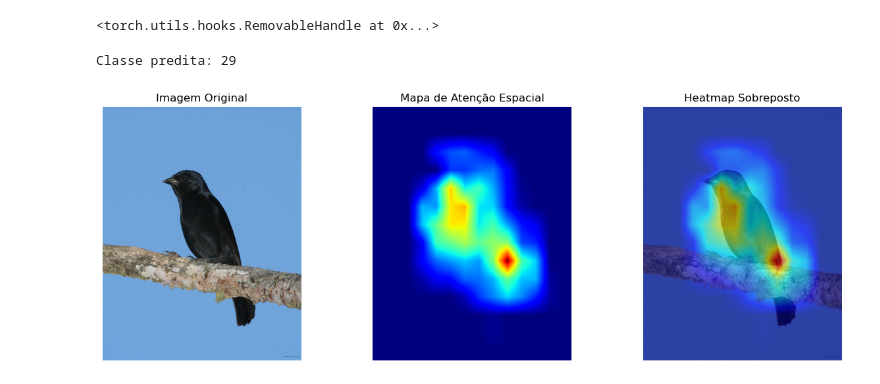
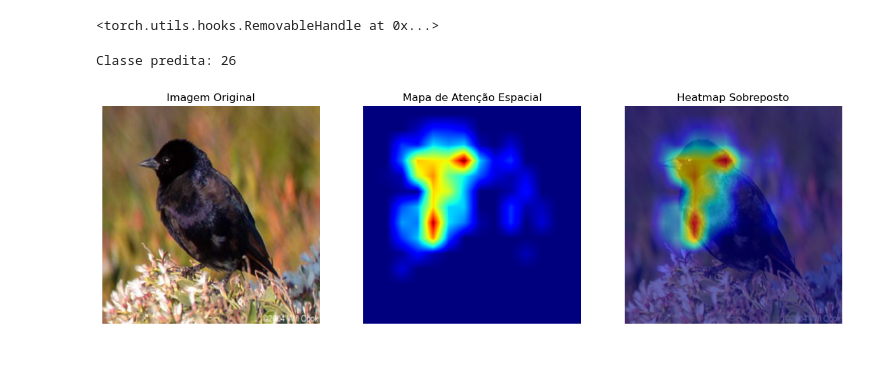
Before and after one commit to AraujoStreicher/explainability-benchmark, a Jupyter notebook: src/cub-200-2011/cub-cbam-spatial-attention.ipynb, the cells around one changed output. Drawn from its saved outputs; the diff is of its cells as text; code cells hidden in the pictures.

```diff
--- a/src/cub-200-2011/cub-cbam-spatial-attention.ipynb
+++ b/src/cub-200-2011/cub-cbam-spatial-attention.ipynb
@@ -182,7 +182,8 @@ ResNet50_CBAM(
   )
 )
 # %%
-img_path = "../data/CUB-200-2011/images/test/027.Shiny_Cowbird/Shiny_Cowbird_0015_796858.jpg"
+#img_path = "../../data/CUB-200-2011/images/test/027.Shiny_Cowbird/Shiny_Cowbird_0015_796858.jpg"
+img_path = "../../data/CUB-200-2011/images/test/027.Shiny_Cowbird/Shiny_Cowbird_0035_796837.jpg"
 
 transform = transforms.Compose([
     transforms.Resize((448, 448)),
@@ -214,38 +215,38 @@ with torch.no_grad():
 
 print(f"Classe predita: {pred_class}")
 # %% [output]
-Classe predita: 29
+Classe predita: 26
 # %%
 
 attn_map = activation['spatial_attn'][0, 0].cpu().numpy()
 attn_map = (attn_map - attn_map.min()) / (attn_map.max() - attn_map.min())
 
-
-attn_map_resized = cv2.resize(attn_map, (image.width, image.height))
+attn_map_resized = cv2.resize(attn_map, (448, 448))
 
 heatmap = cv2.applyColorMap(np.uint8(255 * attn_map_resized), cv2.COLORMAP_JET)
 heatmap = cv2.cvtColor(heatmap, cv2.COLOR_BGR2RGB)
 
 
 img_np = np.array(image)
+img_np = cv2.resize(img_np, (448, 448))
 superimposed = np.uint8(0.6 * heatmap + 0.4 * img_np)
 
 
 plt.figure(figsize=(15,5))
 plt.subplot(1,3,1)
 plt.title("Imagem Original")
 plt.imshow(img_np)
 plt.axis("off")
 
 plt.subplot(1,3,2)
 plt.title("Mapa de Atenção Espacial")
 plt.imshow(attn_map_resized, cmap='jet')
 plt.axis("off")
 
 plt.subplot(1,3,3)
 plt.title("Heatmap Sobreposto")
 plt.imshow(superimposed)
 plt.axis("off")
 plt.show()
 # %% [output]
-[figure, old version]
+[figure, new version]
```
Also changed, not shown: parts of 1 cell of this notebook, 5 other files.
